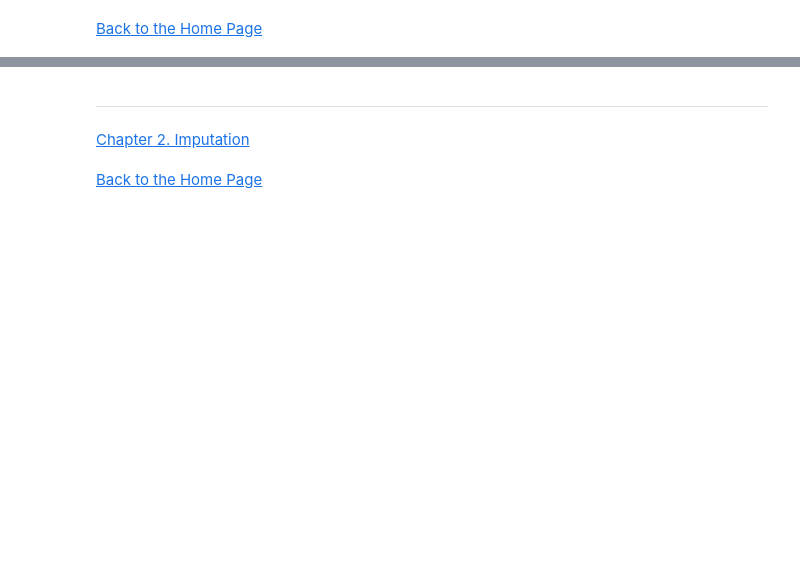
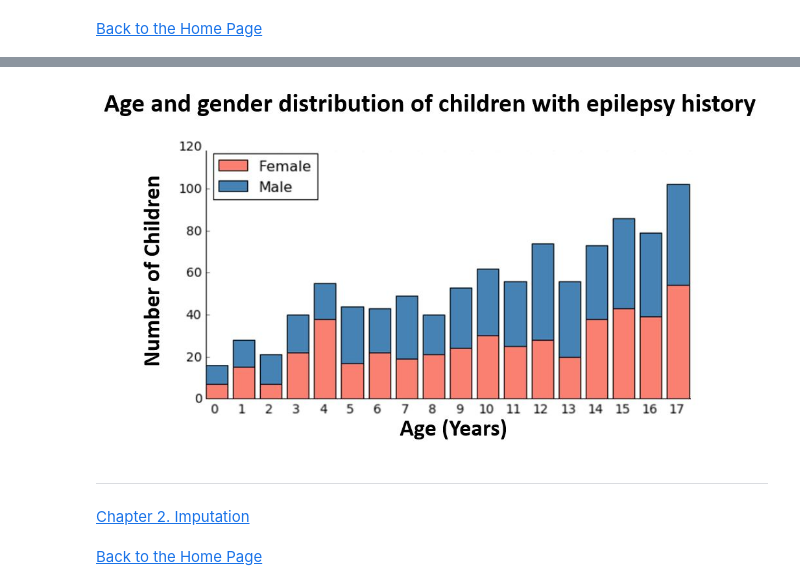
Before and after one commit to JY2014/EpilepsyPrediction, a Jupyter notebook: Website_data_source.ipynb, the cells around one changed output, grey strips where cells are left out. Drawn from its saved outputs; the diff is of its cells as text; code cells hidden in the pictures; blank space fills up the shorter version.

```diff
--- a/Website_data_source.ipynb
+++ b/Website_data_source.ipynb
@@ -241,3 +241,7 @@ plt.show()
+# %%
+Image(filename='pic/data_2.jpg', width = 700)
+# %% [output]
+[figure, added]
 # %% [markdown]
 _______________________
 # %%
```
Also changed, not shown: parts of 9 cells of this notebook, 2 other files.
